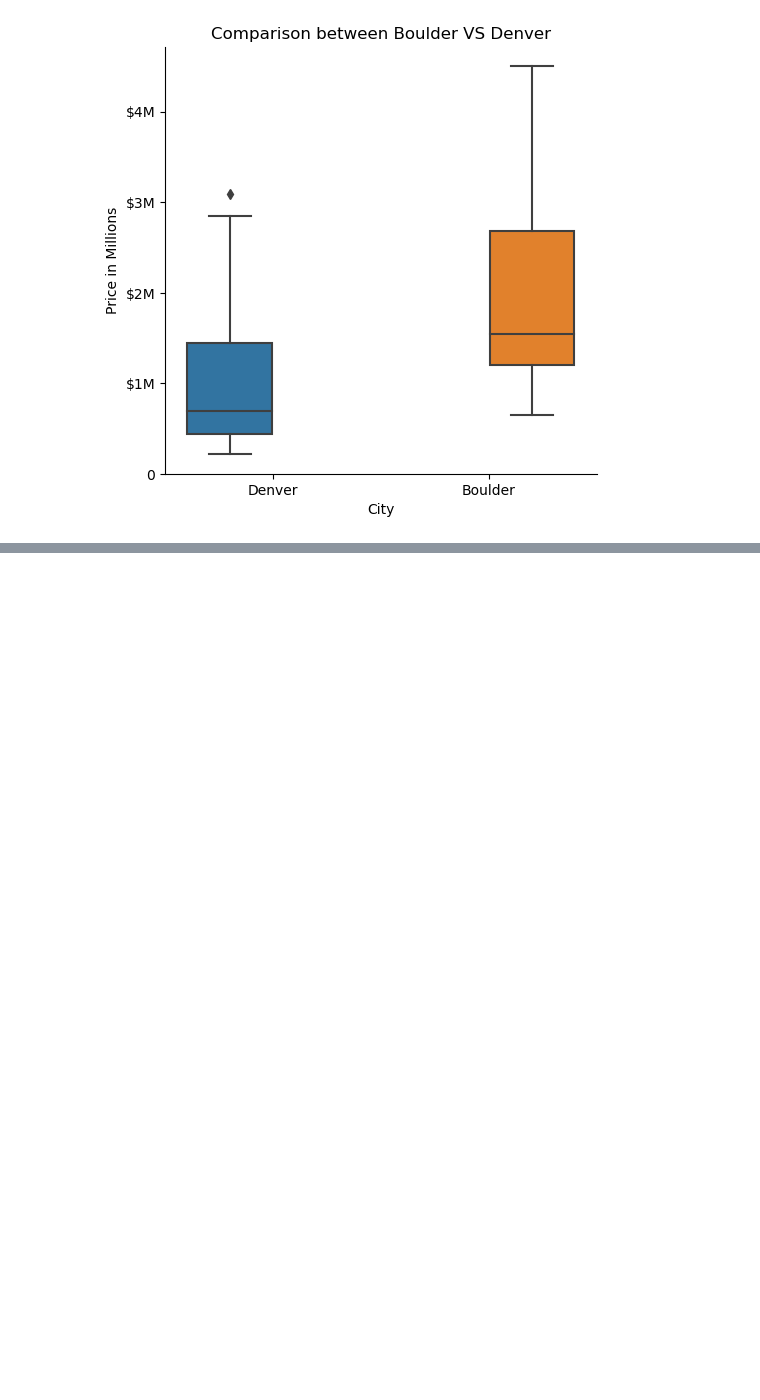
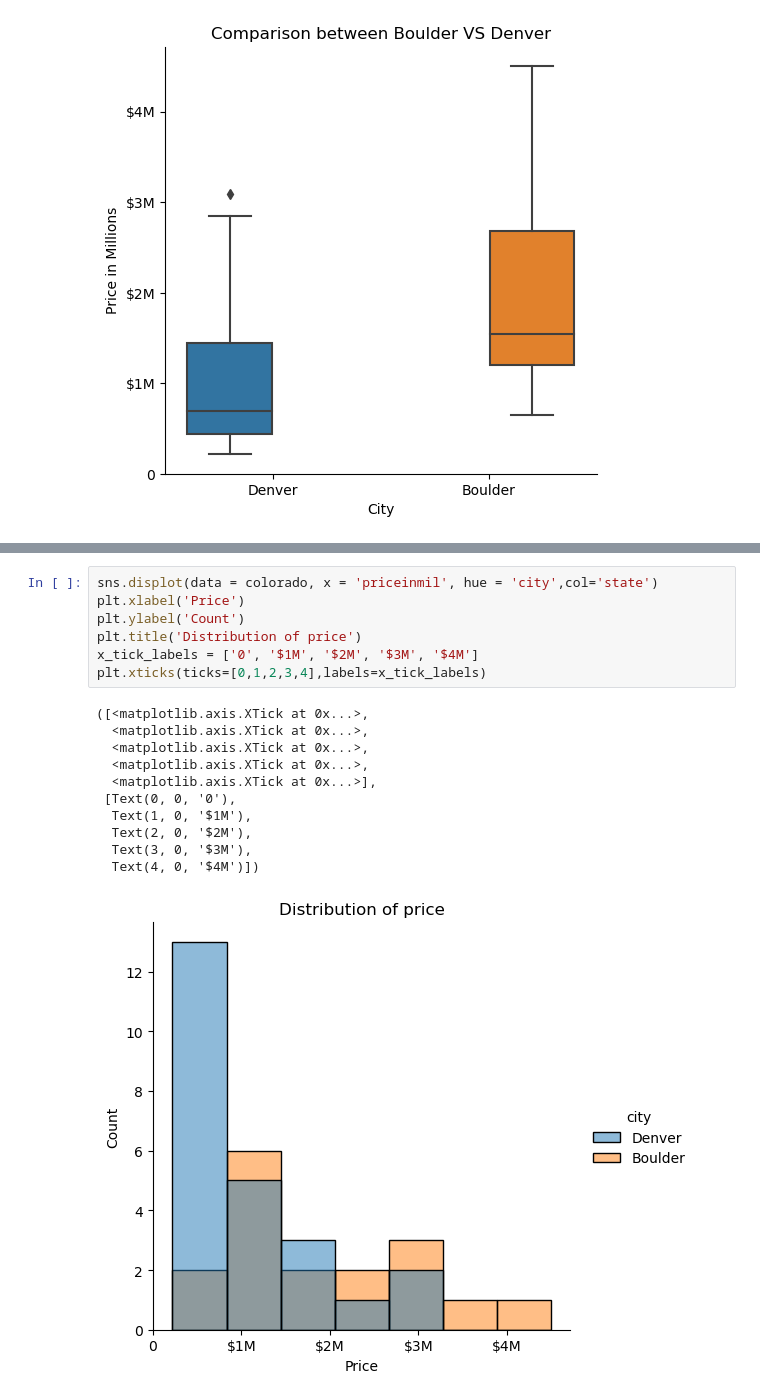
Before and after one commit to mkskr1999/House-Value-Prediction, a Jupyter notebook: Code/ML Project.ipynb, the cells around one changed output, grey strips where cells are left out. Drawn from its saved outputs; the diff is of its cells as text; blank space fills up the shorter version.

```diff
--- a/Code/ML Project.ipynb
+++ b/Code/ML Project.ipynb
@@ -330,0 +375,19 @@ sns.heatmap(corr, annot=True, cmap='coolwarm')
+# %%
+sns.displot(data = colorado, x = 'priceinmil', hue = 'city',col='state')
+plt.xlabel('Price')
+plt.ylabel('Count')
+plt.title('Distribution of price')
+x_tick_labels = ['0', '$1M', '$2M', '$3M', '$4M']
+plt.xticks(ticks=[0,1,2,3,4],labels=x_tick_labels)
+# %% [output]
+([<matplotlib.axis.XTick at 0x...>,
+  <matplotlib.axis.XTick at 0x...>,
+  <matplotlib.axis.XTick at 0x...>,
+  <matplotlib.axis.XTick at 0x...>,
+  <matplotlib.axis.XTick at 0x...>],
+ [Text(0, 0, '0'),
+  Text(1, 0, '$1M'),
+  Text(2, 0, '$2M'),
+  Text(3, 0, '$3M'),
+  Text(4, 0, '$4M')])
+[figure, added]
```
Also changed, not shown: parts of 7 cells of this notebook, 2 other files.
